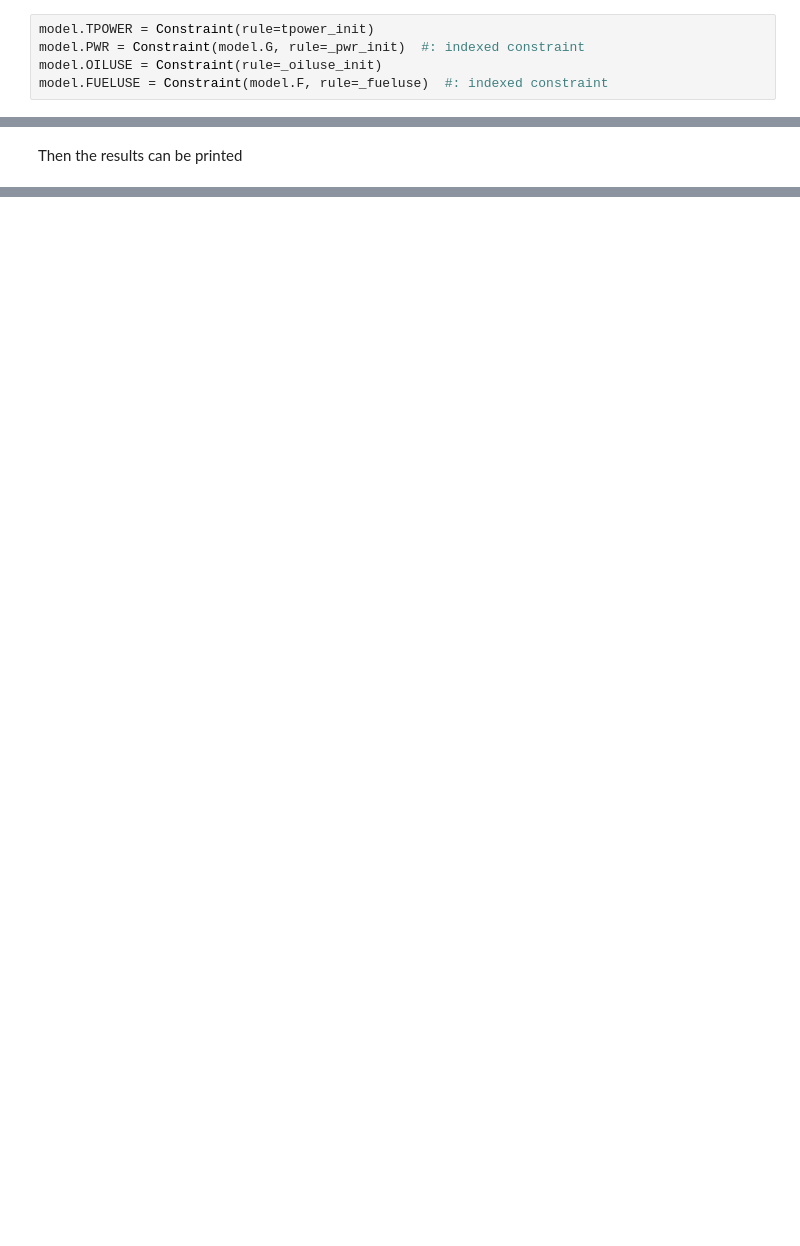
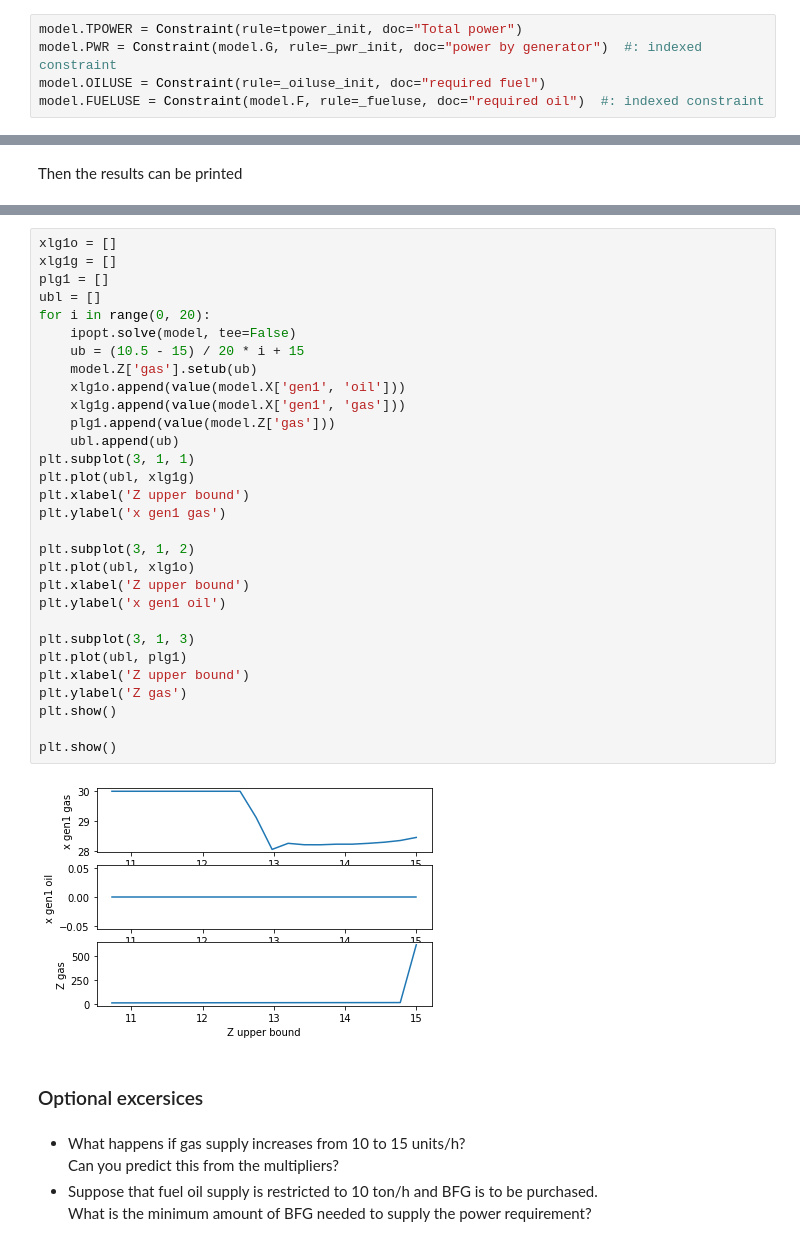
Before and after one commit to BieglersGroup/WorkshopFH, a Jupyter notebook: day1_nlp/4_power_generation.ipynb, the cells around one changed output, grey strips where cells are left out. Drawn from its saved outputs; the diff is of its cells as text; blank space fills up the shorter version.

```diff
--- a/day1_nlp/4_power_generation.ipynb
+++ b/day1_nlp/4_power_generation.ipynb
@@ -137,10 +132,10 @@ def _fueluse(mod, f):
 def _oiluse_init(mod):
     return mod.OILPUR == mod.Z['oil']
 # %%
-model.TPOWER = Constraint(rule=tpower_init)
-model.PWR = Constraint(model.G, rule=_pwr_init)  #: indexed constraint
-model.OILUSE = Constraint(rule=_oiluse_init)
-model.FUELUSE = Constraint(model.F, rule=_fueluse)  #: indexed constraint
+model.TPOWER = Constraint(rule=tpower_init, doc="Total power")
+model.PWR = Constraint(model.G, rule=_pwr_init, doc="power by generator")  #: indexed constraint
+model.OILUSE = Constraint(rule=_oiluse_init, doc="required fuel")
+model.FUELUSE = Constraint(model.F, rule=_fueluse, doc="required oil")  #: indexed constraint
 # %% [markdown]
 ### 6. Objective
 # %% [markdown]
@@ -195 +190,40 @@ Z[gas]= 87.34334641629277
 OILPUR =        2.261699962337273
+# %%
+xlg1o = []
+xlg1g = []
+plg1 = []
+ubl = []
+for i in range(0, 20):
+    ipopt.solve(model, tee=False)
+    ub = (10.5 - 15) / 20 * i + 15
+    model.Z['gas'].setub(ub)
+    xlg1o.append(value(model.X['gen1', 'oil']))
+    xlg1g.append(value(model.X['gen1', 'gas']))
+    plg1.append(value(model.Z['gas']))
+    ubl.append(ub)
+plt.subplot(3, 1, 1)
+plt.plot(ubl, xlg1g)
+plt.xlabel('Z upper bound')
+plt.ylabel('x gen1 gas')
+
+plt.subplot(3, 1, 2)
+plt.plot(ubl, xlg1o)
+plt.xlabel('Z upper bound')
+plt.ylabel('x gen1 oil')
+
+plt.subplot(3, 1, 3)
+plt.plot(ubl, plg1)
+plt.xlabel('Z upper bound')
+plt.ylabel('Z gas')
+plt.show()
+
+plt.show()
+# %% [output]
+[figure, added]
+# %% [markdown]
+### Optional excersices
+# %% [markdown]
+- What happens if gas supply increases from 10 to 15 units/h?
+Can you predict this from the multipliers?
+- Suppose that fuel oil supply is restricted to 10 ton/h and BFG is to be purchased.
+What is the minimum amount of BFG needed to supply the power requirement?
```
Also changed, not shown: parts of 8 cells of this notebook, 4 other files.
